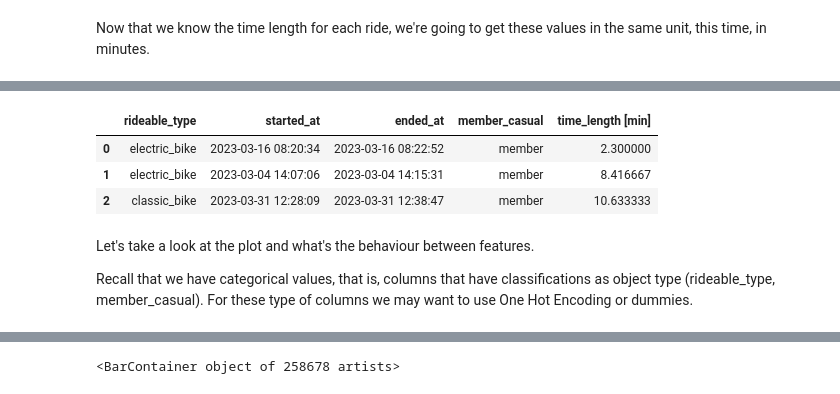
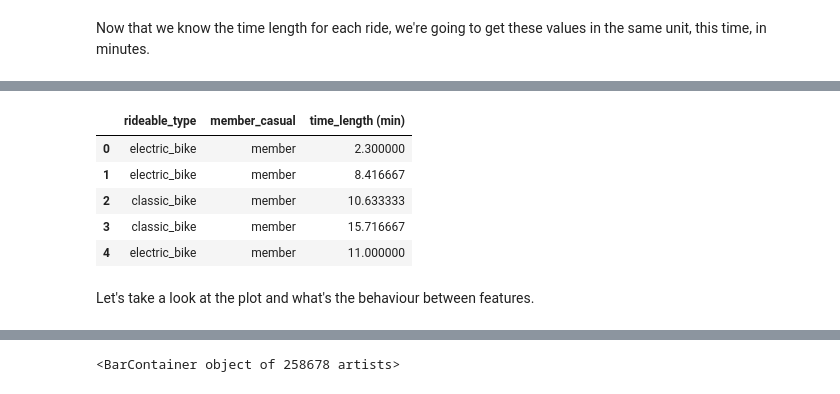
Before and after one commit to Lau397/Case_Study_Bike-Share, a Jupyter notebook: DA_Cyclistic.ipynb, the cells around one changed output, grey strips where cells are left out. Saved outputs shown, nothing was run; the diff lists cells and outputs as text; code cells hidden in the pictures.

```diff
--- a/DA_Cyclistic.ipynb
+++ b/DA_Cyclistic.ipynb
@@ -190,7 +197,7 @@ We can see a maximum of 11 days and over 16 hours and a minimum of 0 hours. The
 Now that we know the time length for each ride, we're going to get these values in the same unit, this time, in minutes.
 # %%
 df_bikes["time_length (min)"]=df_bikes["time_length"].dt.total_seconds()/60
-df_bikes["time_length (min)"].describe()
+# These results make all sense: ((11days*24h)+16h)*60m= ~16800 minutes
+
 # Dropping the previous columns with no unit transformation:
-df_bikes.drop(columns = ["time_length"], inplace=True)
-# These results make all sense: ((11days*24h)+16h)*60m= ~16800 minutes
+df_bikes.drop(columns = ["time_length", "started_at", "ended_at"], inplace=True)
@@ -197,12 +216,11 @@ df_bikes.drop(columns = ["time_length"], inplace=True)
 # %%
-df_bikes.head(3)
+df_bikes.head()
 # %% [output]
-|  | rideable_type | started_at | ended_at | member_casual | time_length [min] |
-| 0 | electric_bike | 2023-03-16 08:20:34 | 2023-03-16 08:22:52 | member | 2.300000 |
-| 1 | electric_bike | 2023-03-04 14:07:06 | 2023-03-04 14:15:31 | member | 8.416667 |
-| 2 | classic_bike | 2023-03-31 12:28:09 | 2023-03-31 12:38:47 | member | 10.633333 |
+|  | rideable_type | member_casual | time_length (min) |
+| 0 | electric_bike | member | 2.300000 |
+| 1 | electric_bike | member | 8.416667 |
+| 2 | classic_bike | member | 10.633333 |
+| 3 | classic_bike | member | 15.716667 |
+| 4 | electric_bike | member | 11.000000 |
 # %% [markdown]
 Let's take a look at the plot and what's the behaviour between features.
-
-Recall that we have categorical values, that is, columns that have classifications as object type (rideable_type, member_casual).
-For these type of columns we may want to use One Hot Encoding or dummies.
```
Also changed, not shown: parts of 13 cells of this notebook, 1 other file.
